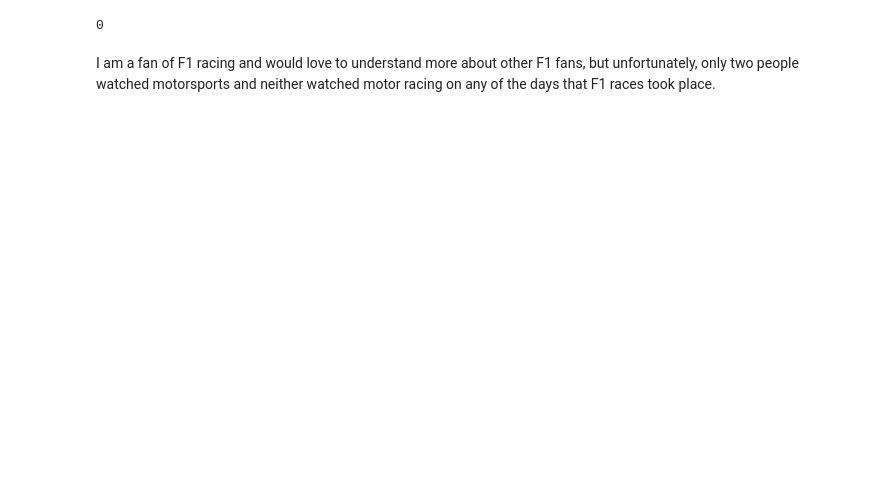
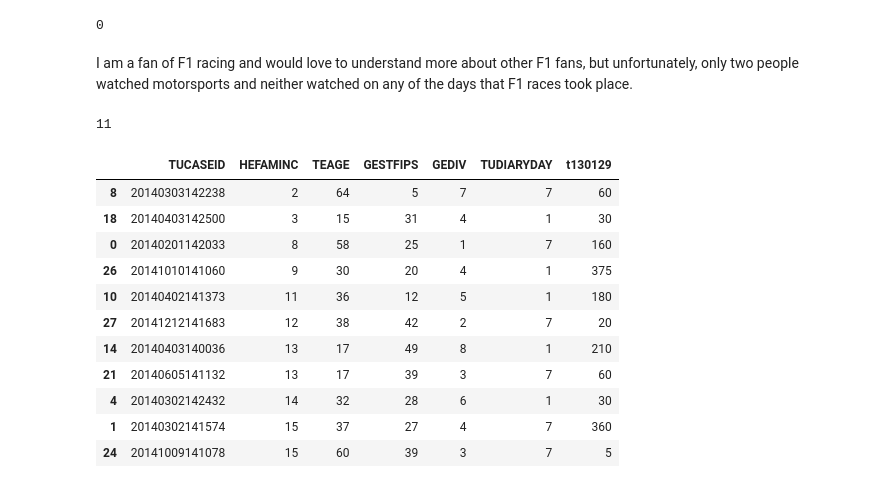
Before and after one commit to ahartz1/atus-analysis, a Jupyter notebook: atus-analysis.ipynb, the cells around one changed output. Saved outputs shown, nothing was run; the diff lists cells and outputs as text; code cells hidden in the pictures; blank space fills up the shorter version.

Commit message:
Add motorsport analysis (too small sample size)

```diff
--- a/atus-analysis.ipynb
+++ b/atus-analysis.ipynb
@@ -514,4 +489,31 @@ len(f1possible[f1possible.t130226 > 0])
 # %% [output]
 0
 # %% [markdown]
-I am a fan of F1 racing and would love to understand more about other F1 fans, but unfortunately, only two people watched motorsports and neither watched motor racing on any of the days that F1 races took place.
+I am a fan of F1 racing and would love to understand more about other F1 fans, but unfortunately, only two people watched motorsports and neither watched on any of the days that F1 races took place.
+# %%
+# Number of people who participated in motorsports
+len(summary[summary.t130129 > 0])
+# %% [output]
+11
+# %%
+ms_income = pd.merge(summary[summary.t130129 > 0], cps[['TUCASEID', 'HEFAMINC']])
+# %%
+ms_income_age = ms_income[['TUCASEID', 'HEFAMINC', 'TEAGE', 't130129']]
+ms_income_age_state = pd.merge(pd.merge(ms_income_age, cps), resp)
+ms_income_age_state = ms_income_age_state[['TUCASEID', 'HEFAMINC', 'TEAGE', 'GESTFIPS', 'GEDIV', 'TUDIARYDAY', 't130129']] \
+                                         .drop_duplicates()
+# %%
+ms_income_age_state.sort(columns=['HEFAMINC'], ascending=True)
+# %% [output]
+|  | TUCASEID | HEFAMINC | TEAGE | GESTFIPS | GEDIV | TUDIARYDAY | t130129 |
+| 8 | 20140303142238 | 2 | 64 | 5 | 7 | 7 | 60 |
+| 18 | 20140403142500 | 3 | 15 | 31 | 4 | 1 | 30 |
+| 0 | 20140201142033 | 8 | 58 | 25 | 1 | 7 | 160 |
+| 26 | 20141010141060 | 9 | 30 | 20 | 4 | 1 | 375 |
+| 10 | 20140402141373 | 11 | 36 | 12 | 5 | 1 | 180 |
+| 27 | 20141212141683 | 12 | 38 | 42 | 2 | 7 | 20 |
+| 14 | 20140403140036 | 13 | 17 | 49 | 8 | 1 | 210 |
+| 21 | 20140605141132 | 13 | 17 | 39 | 3 | 7 | 60 |
+| 4 | 20140302142432 | 14 | 32 | 28 | 6 | 1 | 30 |
+| 1 | 20140302141574 | 15 | 37 | 27 | 4 | 7 | 360 |
+| 24 | 20141009141078 | 15 | 60 | 39 | 3 | 7 | 5 |
```
Also changed, not shown: parts of 22 cells of this notebook.
